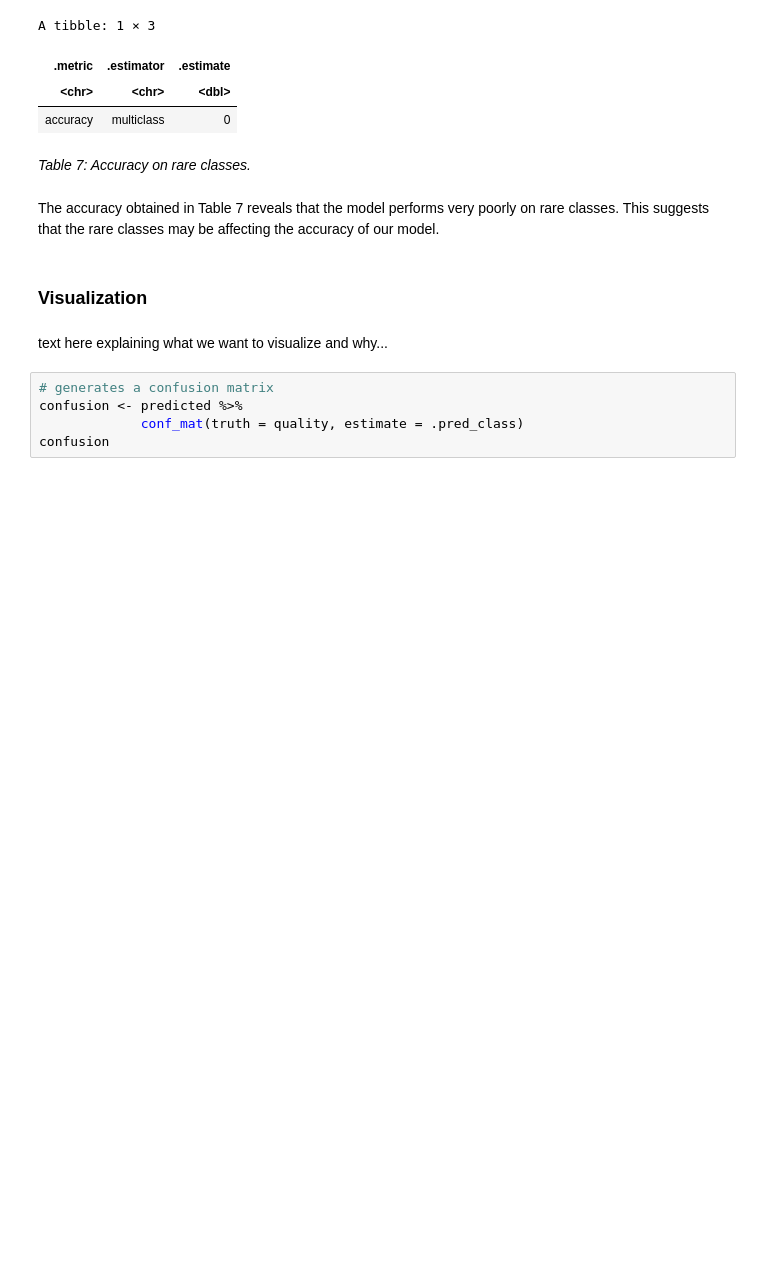
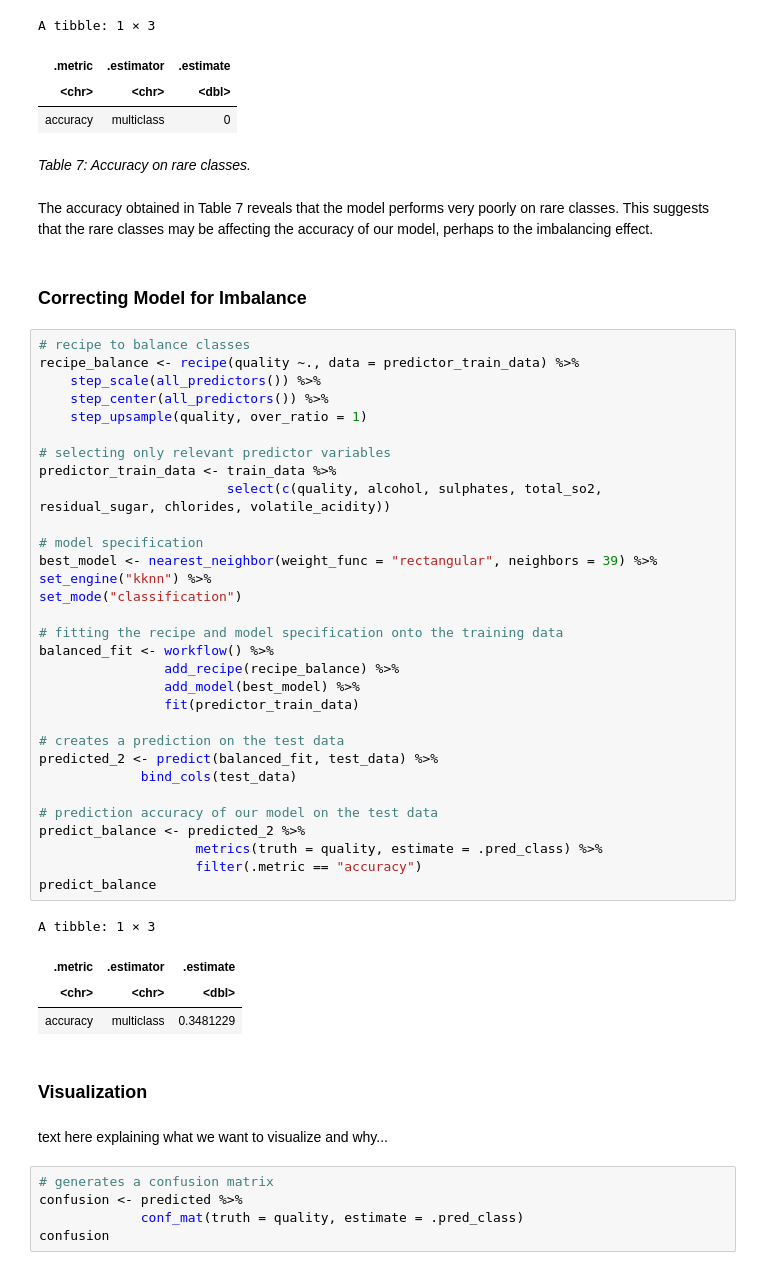
Before and after one commit to jon-chow/DSCI100-WineQualityAnalysis, a Jupyter notebook: FinalReport.ipynb, the cells around one changed output. Cells and saved outputs as stored; diff of their text form; blank space fills up the shorter version.

Commit message:
trying to deal with imbalance progress

```diff
--- a/FinalReport.ipynb
+++ b/FinalReport.ipynb
@@ -564,7 +564,45 @@ A tibble: 1 × 3
 # %% [markdown]
 *Table 7: Accuracy on rare classes.*
 # %% [markdown]
-The accuracy obtained in Table 7 reveals that the model performs very poorly on rare classes. This suggests that the rare classes may be affecting the accuracy of our model.
+The accuracy obtained in Table 7 reveals that the model performs very poorly on rare classes. This suggests that the rare classes may be affecting the accuracy of our model, perhaps to the imbalancing effect.
+# %% [markdown]
+### Correcting Model for Imbalance
+# %%
+# recipe to balance classes
+recipe_balance <- recipe(quality ~., data = predictor_train_data) %>%
+    step_scale(all_predictors()) %>%
+    step_center(all_predictors()) %>%
+    step_upsample(quality, over_ratio = 1)
+
+# selecting only relevant predictor variables
+predictor_train_data <- train_data %>%
+                        select(c(quality, alcohol, sulphates, total_so2, residual_sugar, chlorides, volatile_acidity))
+
+# model specification
+best_model <- nearest_neighbor(weight_func = "rectangular", neighbors = 39) %>%
+set_engine("kknn") %>%
+set_mode("classification")
+
+# fitting the recipe and model specification onto the training data
+balanced_fit <- workflow() %>%
+                add_recipe(recipe_balance) %>%
+                add_model(best_model) %>%
+                fit(predictor_train_data)
+
+# creates a prediction on the test data
+predicted_2 <- predict(balanced_fit, test_data) %>%
+             bind_cols(test_data)
+
+# prediction accuracy of our model on the test data
+predict_balance <- predicted_2 %>%
+                    metrics(truth = quality, estimate = .pred_class) %>%
+                    filter(.metric == "accuracy")
+predict_balance
+# %% [output]
+A tibble: 1 × 3
+| .metric | .estimator | .estimate |
+| <chr> | <chr> | <dbl> |
+| accuracy | multiclass | 0.3481229 |
 # %% [markdown]
 ### Visualization
 # %% [markdown]
```
Also changed, not shown: parts of 1 cell of this notebook.
